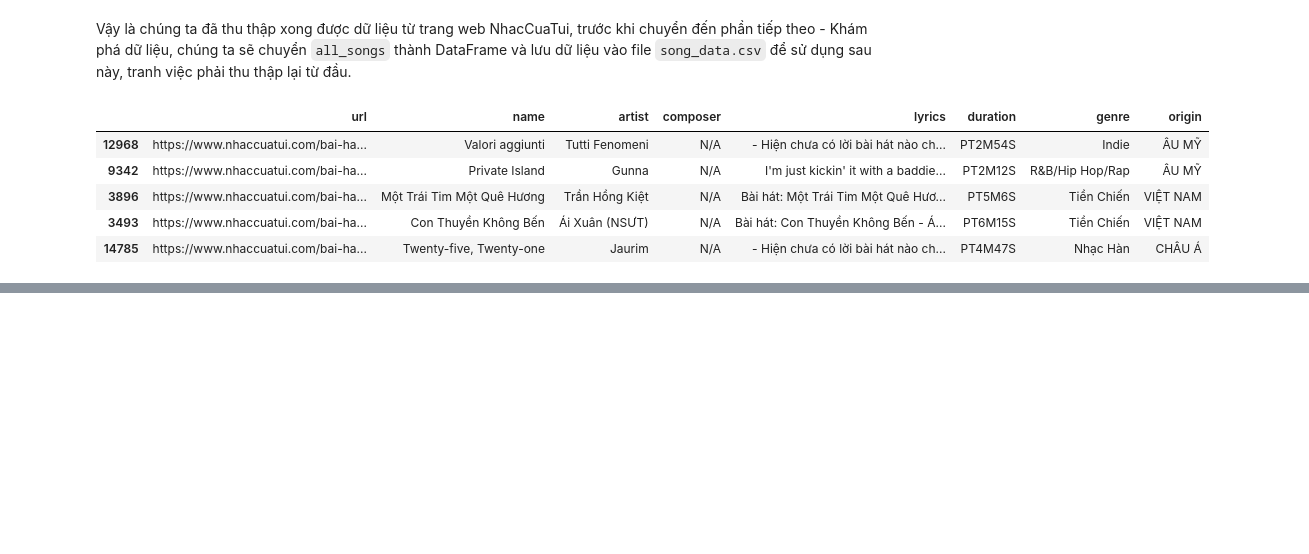
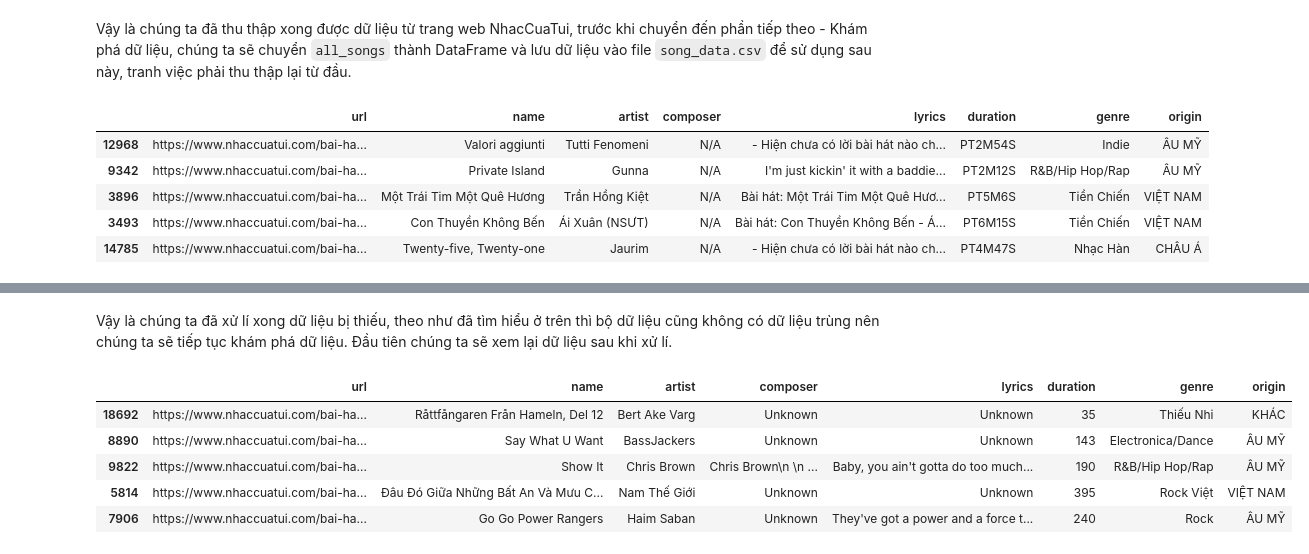
Before and after one commit to pililover/Visualization-Lab, a Jupyter notebook: sourcecode/data_visualization.ipynb, the cells around one changed output, grey strips where cells are left out. Cells and saved outputs as stored; diff of their text form; code cells hidden in the pictures; blank space fills up the shorter version.

```diff
--- a/sourcecode/data_visualization.ipynb
+++ b/sourcecode/data_visualization.ipynb
@@ -235,0 +485,11 @@ Name: count, dtype: int64
+# %% [markdown]
+Vậy là chúng ta đã xử lí xong dữ liệu bị thiếu, theo như đã tìm hiểu ở trên thì bộ dữ liệu cũng không có dữ liệu trùng nên chúng ta sẽ tiếp tục khám phá dữ liệu. Đầu tiên chúng ta sẽ xem lại dữ liệu sau khi xử lí.
+# %%
+raw_df.sample(5)
+# %% [output]
+|  | url | name | artist | composer | lyrics | duration | genre | origin |
+| 18692 | https://www.nhaccuatui.com/bai-ha... | Råttfångaren Från Hameln, Del 12 | Bert Ake Varg | Unknown | Unknown | 35 | Thiếu Nhi | KHÁC |
+| 8890 | https://www.nhaccuatui.com/bai-ha... | Say What U Want | BassJackers | Unknown | Unknown | 143 | Electronica/Dance | ÂU MỸ |
+| 9822 | https://www.nhaccuatui.com/bai-ha... | Show It | Chris Brown | Chris Brown\n \n ... | Baby, you ain't gotta do too much... | 190 | R&B/Hip Hop/Rap | ÂU MỸ |
+| 5814 | https://www.nhaccuatui.com/bai-ha... | Đâu Đó Giữa Những Bất An Và Mưu C... | Nam Thế Giới | Unknown | Unknown | 395 | Rock Việt | VIỆT NAM |
+| 7906 | https://www.nhaccuatui.com/bai-ha... | Go Go Power Rangers | Haim Saban | Unknown | They've got a power and a force t... | 240 | Rock | ÂU MỸ |
```
Also changed, not shown: parts of 55 cells of this notebook, 3 other files.
